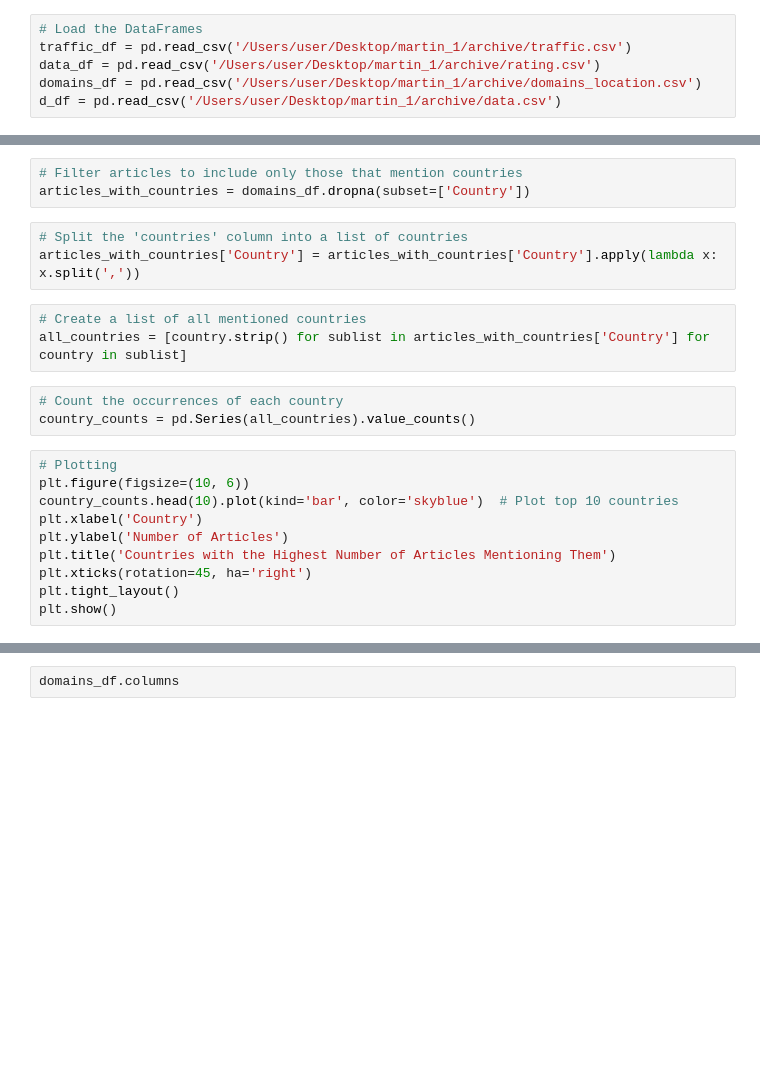
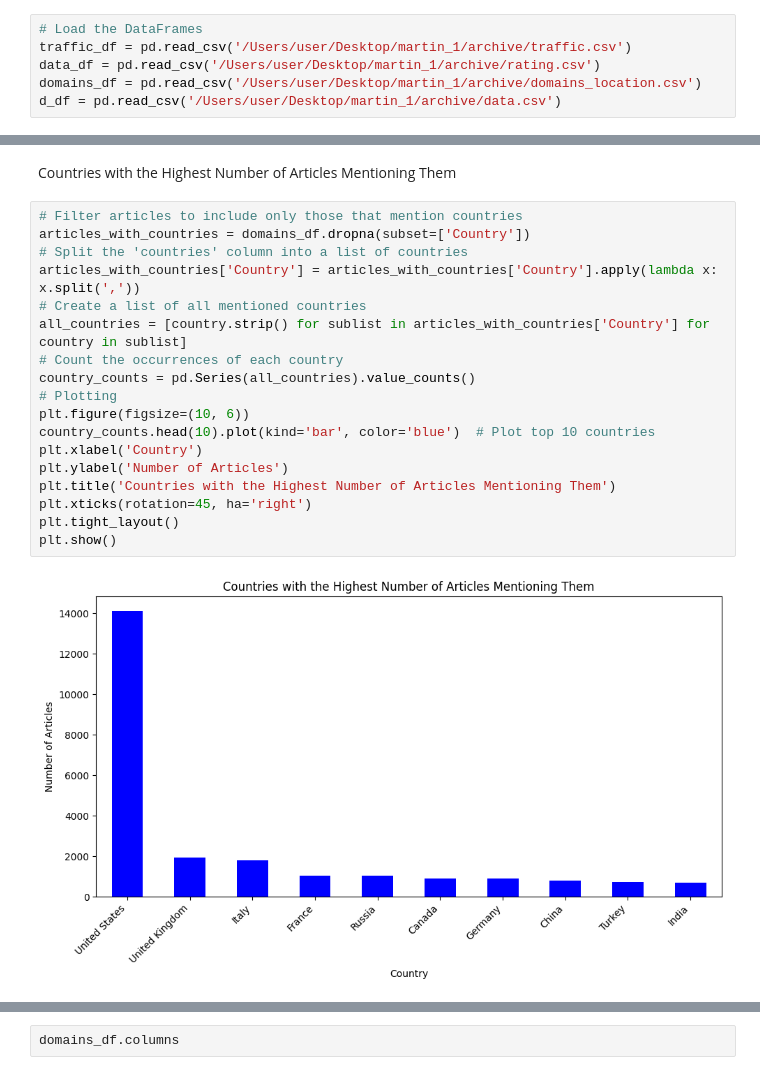
Before and after one commit to Wandera-Martin/news_correlation_10ac_week0-, a Jupyter notebook: notebooks/news_correlation.ipynb, the cells around one changed output, grey strips where cells are left out. Saved outputs shown, nothing was run; the diff lists cells and outputs as text; blank space fills up the shorter version.

```diff
--- a/notebooks/news_correlation.ipynb
+++ b/notebooks/news_correlation.ipynb
@@ -180,24 +111,24 @@ plt.show()
-# %%
-# Filter articles to include only those that mention countries
-articles_with_countries = domains_df.dropna(subset=['Country'])
-# %%
-# Split the 'countries' column into a list of countries
-articles_with_countries['Country'] = articles_with_countries['Country'].apply(lambda x: x.split(','))
-# %%
-# Create a list of all mentioned countries
-all_countries = [country.strip() for sublist in articles_with_countries['Country'] for country in sublist]
-# %%
-# Count the occurrences of each country
-country_counts = pd.Series(all_countries).value_counts()
+# %% [markdown]
+Countries with the Highest Number of Articles Mentioning Them
 # %%
+# Filter articles to include only those that mention countries
+articles_with_countries = domains_df.dropna(subset=['Country'])
+# Split the 'countries' column into a list of countries
+articles_with_countries['Country'] = articles_with_countries['Country'].apply(lambda x: x.split(','))
+# Create a list of all mentioned countries
+all_countries = [country.strip() for sublist in articles_with_countries['Country'] for country in sublist]
+# Count the occurrences of each country
+country_counts = pd.Series(all_countries).value_counts()
 # Plotting
 plt.figure(figsize=(10, 6))
-country_counts.head(10).plot(kind='bar', color='skyblue')  # Plot top 10 countries
+country_counts.head(10).plot(kind='bar', color='blue')  # Plot top 10 countries
 plt.xlabel('Country')
 plt.ylabel('Number of Articles')
 plt.title('Countries with the Highest Number of Articles Mentioning Them')
 plt.xticks(rotation=45, ha='right')
 plt.tight_layout()
 plt.show()
+# %% [output]
+[figure, added]
 # %%
 data_df.columns
```
Also changed, not shown: parts of 24 cells of this notebook.
